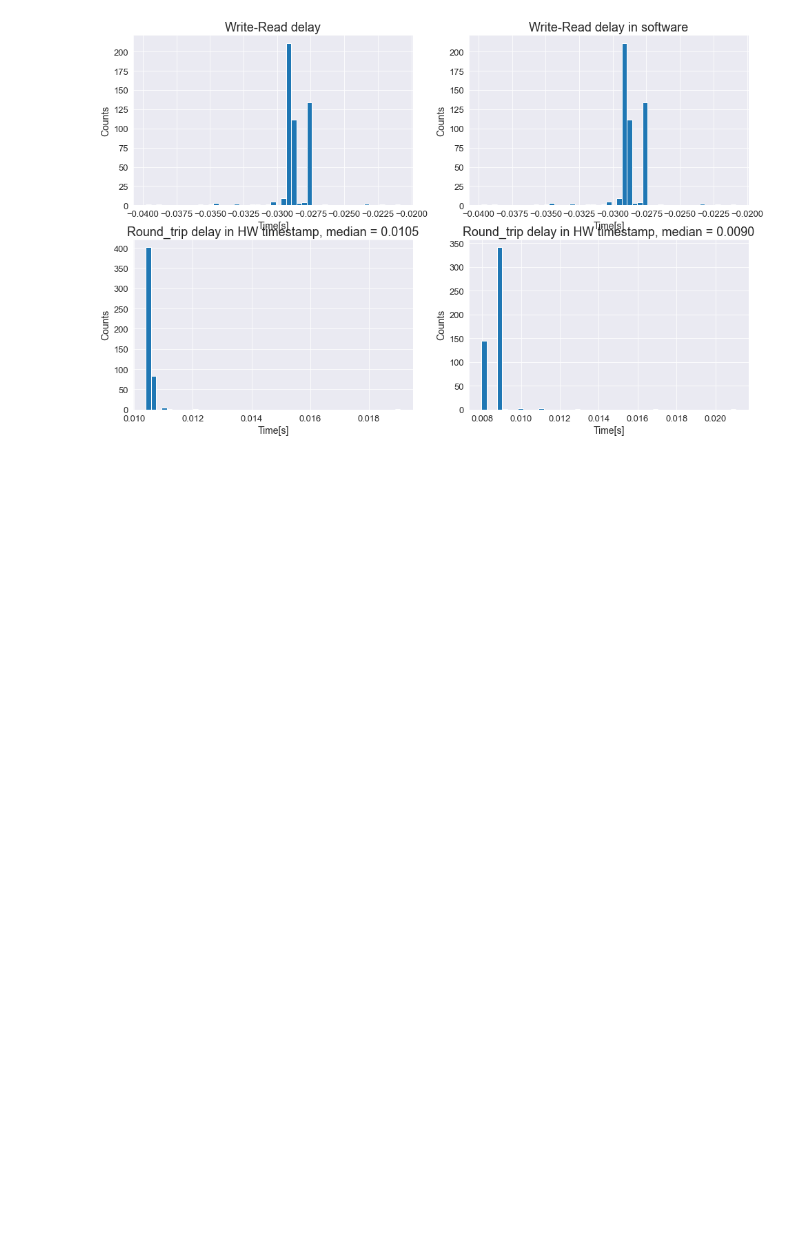
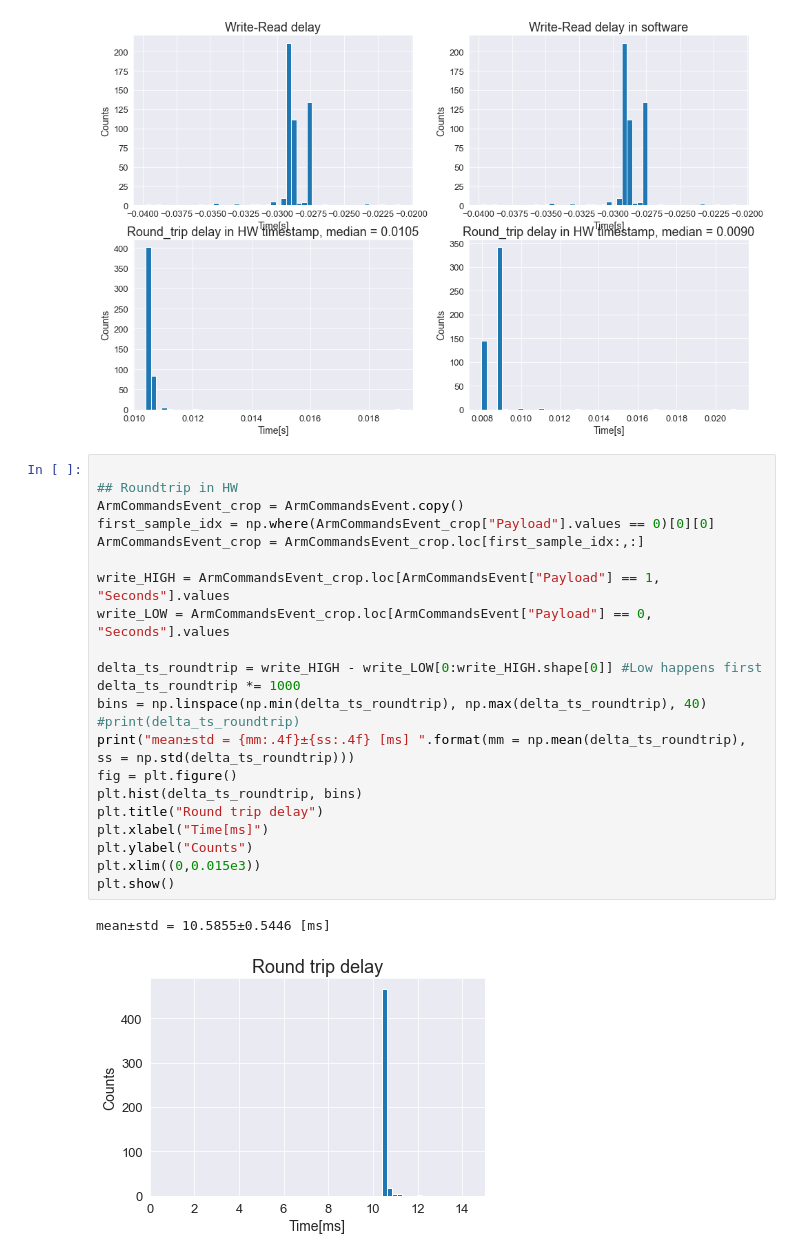
Before and after one commit to BrancoLab/CricketHuntVR, a Jupyter notebook: Notebooks/Benchmarking/RoundtripBenchmarking.ipynb, the cells around one changed output. Cells and saved outputs as stored; diff of their text form; blank space fills up the shorter version.

```diff
--- a/Notebooks/Benchmarking/RoundtripBenchmarking.ipynb
+++ b/Notebooks/Benchmarking/RoundtripBenchmarking.ipynb
@@ -111,3 +111,28 @@ ax[1,1].set_ylabel("Counts")
 # %% [output]
 Text(0, 0.5, 'Counts')
 [figure]
+# %%
+
+## Roundtrip in HW
+ArmCommandsEvent_crop = ArmCommandsEvent.copy()
+first_sample_idx = np.where(ArmCommandsEvent_crop["Payload"].values == 0)[0][0]
+ArmCommandsEvent_crop = ArmCommandsEvent_crop.loc[first_sample_idx:,:]
+
+write_HIGH = ArmCommandsEvent_crop.loc[ArmCommandsEvent["Payload"] == 1, "Seconds"].values
+write_LOW = ArmCommandsEvent_crop.loc[ArmCommandsEvent["Payload"] == 0, "Seconds"].values
+
+delta_ts_roundtrip = write_HIGH - write_LOW[0:write_HIGH.shape[0]] #Low happens first
+delta_ts_roundtrip *= 1000
+bins = np.linspace(np.min(delta_ts_roundtrip), np.max(delta_ts_roundtrip), 40)
+#print(delta_ts_roundtrip)
+print("mean±std = {mm:.4f}±{ss:.4f} [ms] ".format(mm = np.mean(delta_ts_roundtrip), ss = np.std(delta_ts_roundtrip)))
+fig = plt.figure()
+plt.hist(delta_ts_roundtrip, bins)
+plt.title("Round trip delay")
+plt.xlabel("Time[ms]")
+plt.ylabel("Counts")
+plt.xlim((0,0.015e3))
+plt.show()
+# %% [output]
+mean±std = 10.5855±0.5446 [ms]
+[figure, added]
```
Also changed, not shown: 2 other files.
